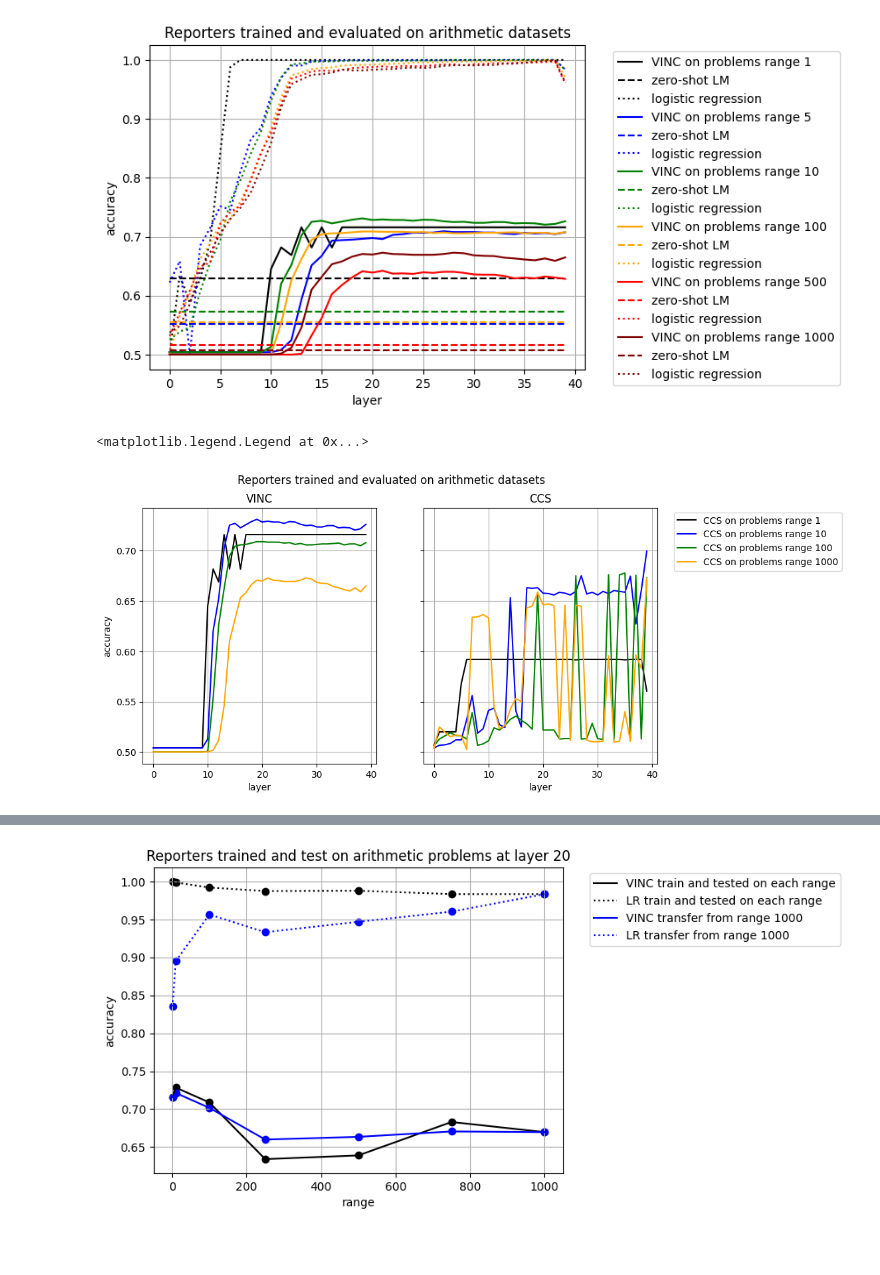
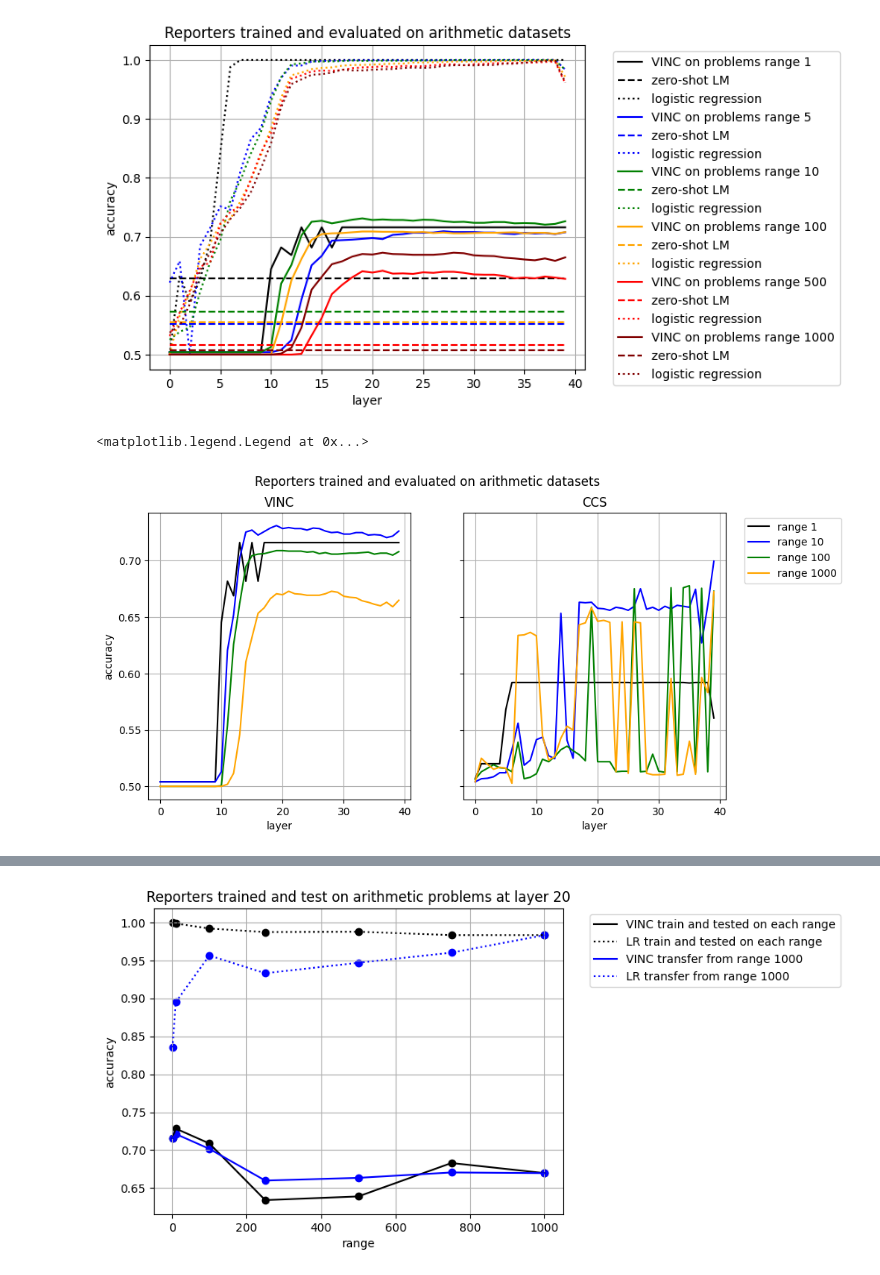
Before and after one commit to EleutherAI/elk, a Jupyter notebook: elk/results/arith_test_results.ipynb, the cells around one changed output, grey strips where cells are left out. Cells and saved outputs as stored; diff of their text form; code cells hidden in the pictures; blank space fills up the shorter version.

```diff
--- a/elk/results/arith_test_results.ipynb
+++ b/elk/results/arith_test_results.ipynb
@@ -83,36 +83,36 @@ ax.set_ylabel("accuracy")
 ax.grid(True)
 
 for i,d in enumerate([1,10,100,1000]):
     dataset = f"arith{d}"
 
     experiment = data[(dataset, dataset, 'vinc')]
     layers = experiment['layer']
 
     acc = experiment['acc']
     # Set line color for current dataset
     line_color = line_colors[i]
-    ax.plot(layers, acc, label=f'VINC on problems range {d}', color=line_color)
+    ax.plot(layers, acc, label=f'range {d}', color=line_color)
 
 ax = axs[1]
 ax.set_title(fr"CCS")
 ax.set_xlabel("layer")
 ax.grid(True)
 
 for i,d in enumerate([1,10,100,1000]):
     dataset = f"arith{d}"
 
     experiment = data[(dataset, dataset, 'ccs')]
     layers = experiment['layer']
 
     acc = experiment['acc']
     # Set line color for current dataset
     line_color = line_colors[i]
-    ax.plot(layers, acc, label=f'CCS on problems range {d}', color=line_color)
+    ax.plot(layers, acc, label=f'range {d}', color=line_color)
 
 ax.legend(bbox_to_anchor=(1.05, 1), loc='upper left')
 # %% [output]
 <matplotlib.legend.Legend at 0x...>
-[figure, old version]
+[figure, new version]
 # %%
 # trained and tested vs transfer
 
```
Also changed, not shown: parts of 1 cell of this notebook, 2 other files.
